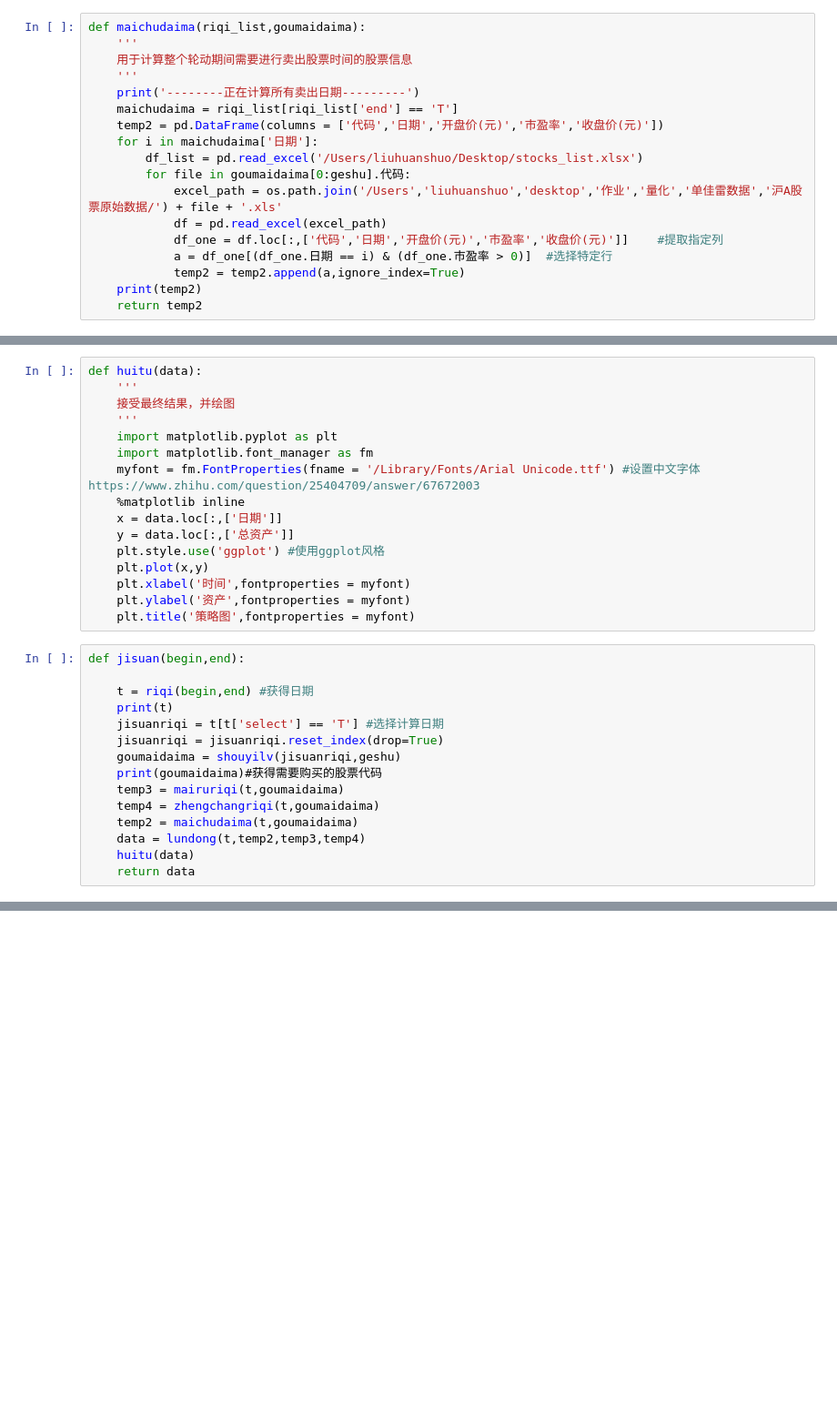
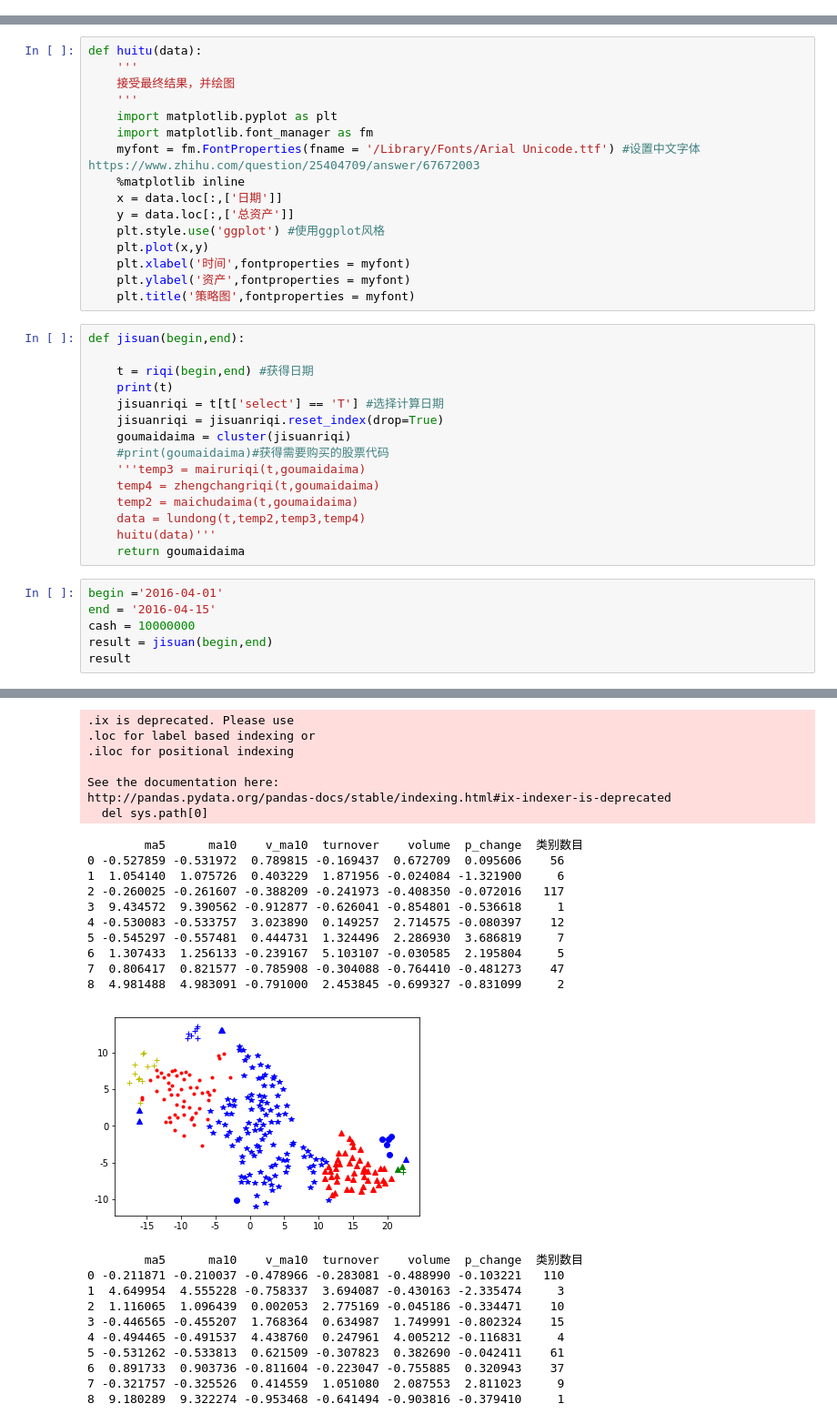
Before and after one commit to lxj0276/huanshuo, a Jupyter notebook: 量化投资/策略/rolling_liu.ipynb, the cells around one changed output, grey strips where cells are left out. Shown at 91% size. Drawn from its saved outputs; the diff is of its cells as text; blank space fills up the shorter version.

```diff
--- a/量化投资/策略/rolling_liu.ipynb
+++ b/量化投资/策略/rolling_liu.ipynb
@@ -102,21 +176,3 @@ def zhengchangriqi(t,goumaidaima):
-# %%
-def maichudaima(riqi_list,goumaidaima):
-    '''
-    用于计算整个轮动期间需要进行卖出股票时间的股票信息
-    '''
-    print('--------正在计算所有卖出日期---------')
-    maichudaima = riqi_list[riqi_list['end'] == 'T']
-    temp2 = pd.DataFrame(columns = ['代码','日期','开盘价(元)','市盈率','收盘价(元)'])
-    for i in maichudaima['日期']:
-        df_list = pd.read_excel('/Users/liuhuanshuo/Desktop/stocks_list.xlsx')
-        for file in goumaidaima[0:geshu].代码:
-            excel_path = os.path.join('/Users','liuhuanshuo','desktop','作业','量化','单佳雷数据','沪A股票原始数据/') + file + '.xls'
-            df = pd.read_excel(excel_path)
-            df_one = df.loc[:,['代码','日期','开盘价(元)','市盈率','收盘价(元)']]    #提取指定列
-            a = df_one[(df_one.日期 == i) & (df_one.市盈率 > 0)]  #选择特定行
-            temp2 = temp2.append(a,ignore_index=True)
-    print(temp2)
-    return temp2
 # %%
 def lundong(t,temp2,temp3,temp4):
     '''
@@ -210,11 +266,18 @@ def jisuan(begin,end):
     print(t)
     jisuanriqi = t[t['select'] == 'T'] #选择计算日期
     jisuanriqi = jisuanriqi.reset_index(drop=True)
-    goumaidaima = shouyilv(jisuanriqi,geshu)
-    print(goumaidaima)#获得需要购买的股票代码
-    temp3 = mairuriqi(t,goumaidaima)
+    goumaidaima = cluster(jisuanriqi)
+    #print(goumaidaima)#获得需要购买的股票代码
+    '''temp3 = mairuriqi(t,goumaidaima)
     temp4 = zhengchangriqi(t,goumaidaima)
     temp2 = maichudaima(t,goumaidaima)
     data = lundong(t,temp2,temp3,temp4)
-    huitu(data)
-    return data
+    huitu(data)'''
+    return goumaidaima
+# %%
+begin ='2016-04-01'
+end = '2016-04-15'
+cash = 10000000
+result = jisuan(begin,end)
+result
+# %% [output]
@@ -220,0 +298,28 @@ def jisuan(begin,end):
+.ix is deprecated. Please use
+.loc for label based indexing or
+.iloc for positional indexing
+
+See the documentation here:
+http://pandas.pydata.org/pandas-docs/stable/indexing.html#ix-indexer-is-deprecated
+  del sys.path[0]
+        ma5      ma10    v_ma10  turnover    volume  p_change  类别数目
+0 -0.527859 -0.531972  0.789815 -0.169437  0.672709  0.095606    56
+1  1.054140  1.075726  0.403229  1.871956 -0.024084 -1.321900     6
+2 -0.260025 -0.261607 -0.388209 -0.241973 -0.408350 -0.072016   117
+3  9.434572  9.390562 -0.912877 -0.626041 -0.854801 -0.536618     1
+4 -0.530083 -0.533757  3.023890  0.149257  2.714575 -0.080397    12
+5 -0.545297 -0.557481  0.444731  1.324496  2.286930  3.686819     7
+6  1.307433  1.256133 -0.239167  5.103107 -0.030585  2.195804     5
+7  0.806417  0.821577 -0.785908 -0.304088 -0.764410 -0.481273    47
+8  4.981488  4.983091 -0.791000  2.453845 -0.699327 -0.831099     2
+[figure, added]
+        ma5      ma10    v_ma10  turnover    volume  p_change  类别数目
+0 -0.211871 -0.210037 -0.478966 -0.283081 -0.488990 -0.103221   110
+1  4.649954  4.555228 -0.758337  3.694087 -0.430163 -2.335474     3
+2  1.116065  1.096439  0.002053  2.775169 -0.045186 -0.334471    10
+3 -0.446565 -0.455207  1.768364  0.634987  1.749991 -0.802324    15
+4 -0.494465 -0.491537  4.438760  0.247961  4.005212 -0.116831     4
+5 -0.531262 -0.533813  0.621509 -0.307823  0.382690 -0.042411    61
+6  0.891733  0.903736 -0.811604 -0.223047 -0.755885  0.320943    37
+7 -0.321757 -0.325526  0.414559  1.051080  2.087553  2.811023     9
+8  9.180289  9.322274 -0.953468 -0.641494 -0.903816 -0.379410     1
```
Also changed, not shown: parts of 10 cells of this notebook.
